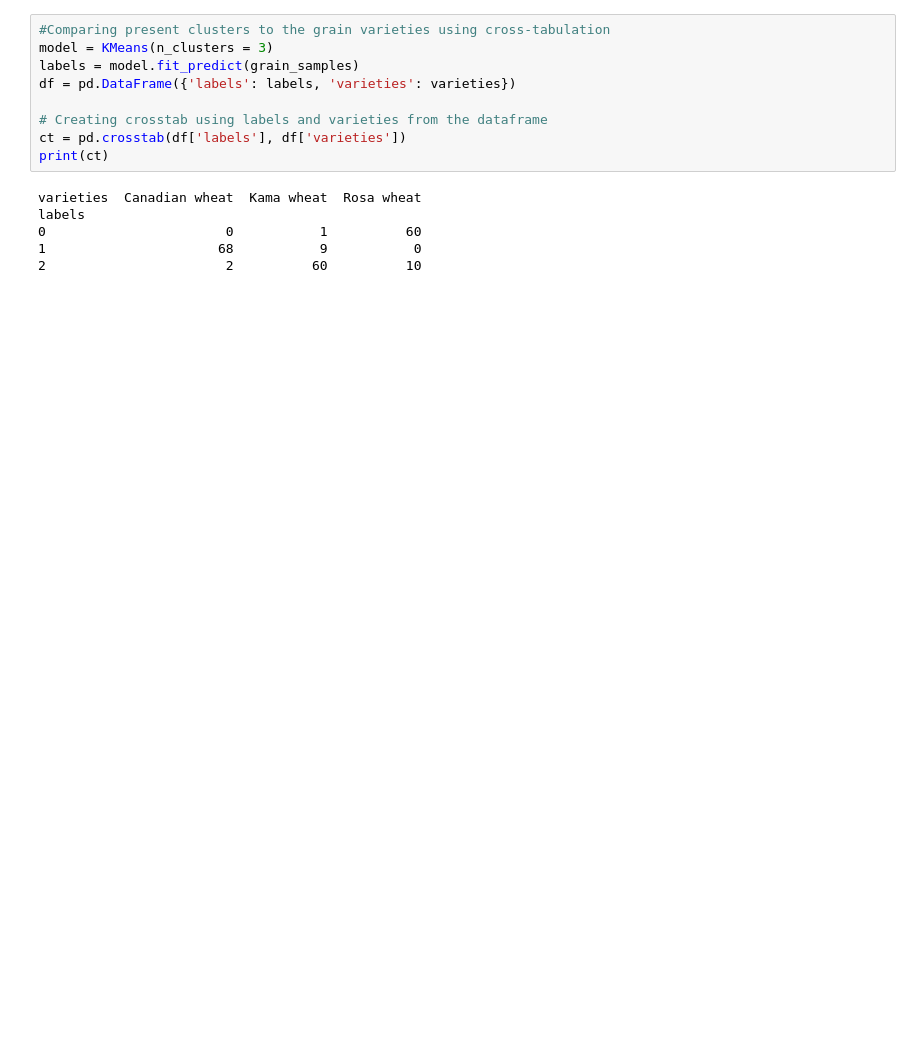
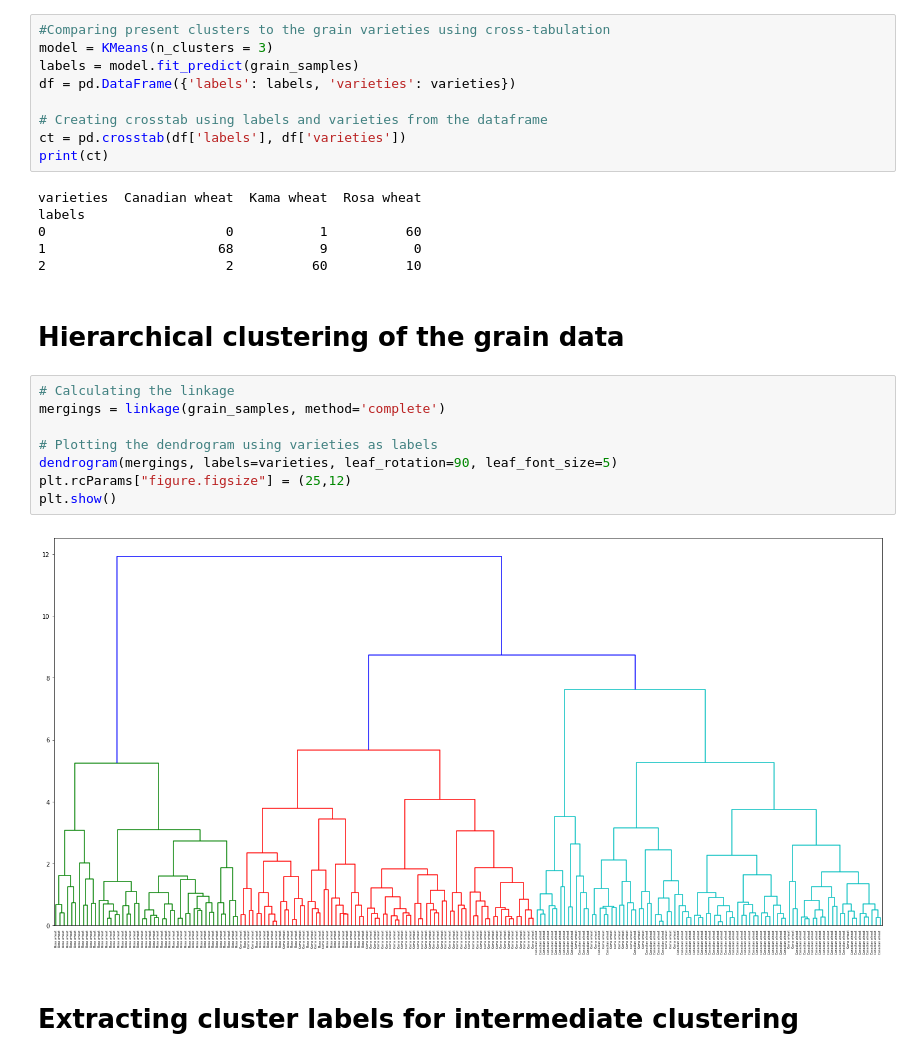
Before and after one commit to royadityak/PrescriptiveAnalytics, a Jupyter notebook: UnsupervisedLearning/KMeansClustering_Grains.ipynb, the cells around one changed output. Drawn from its saved outputs; the diff is of its cells as text; blank space fills up the shorter version.

Commit message:
April 2018 - Updated Grains and Stocks notebook, Created Eurovision contest notebook

```diff
--- a/UnsupervisedLearning/KMeansClustering_Grains.ipynb
+++ b/UnsupervisedLearning/KMeansClustering_Grains.ipynb
@@ -43,3 +49,17 @@ labels
 0                       0           1          60
 1                      68           9           0
 2                       2          60          10
+# %% [markdown]
+# Hierarchical clustering of the grain data
+# %%
+# Calculating the linkage
+mergings = linkage(grain_samples, method='complete')
+
+# Plotting the dendrogram using varieties as labels
+dendrogram(mergings, labels=varieties, leaf_rotation=90, leaf_font_size=5)
+plt.rcParams["figure.figsize"] = (25,12)
+plt.show()
+# %% [output]
+[figure, added]
+# %% [markdown]
+# Extracting cluster labels for intermediate clustering
```
Also changed, not shown: parts of 6 cells of this notebook.
